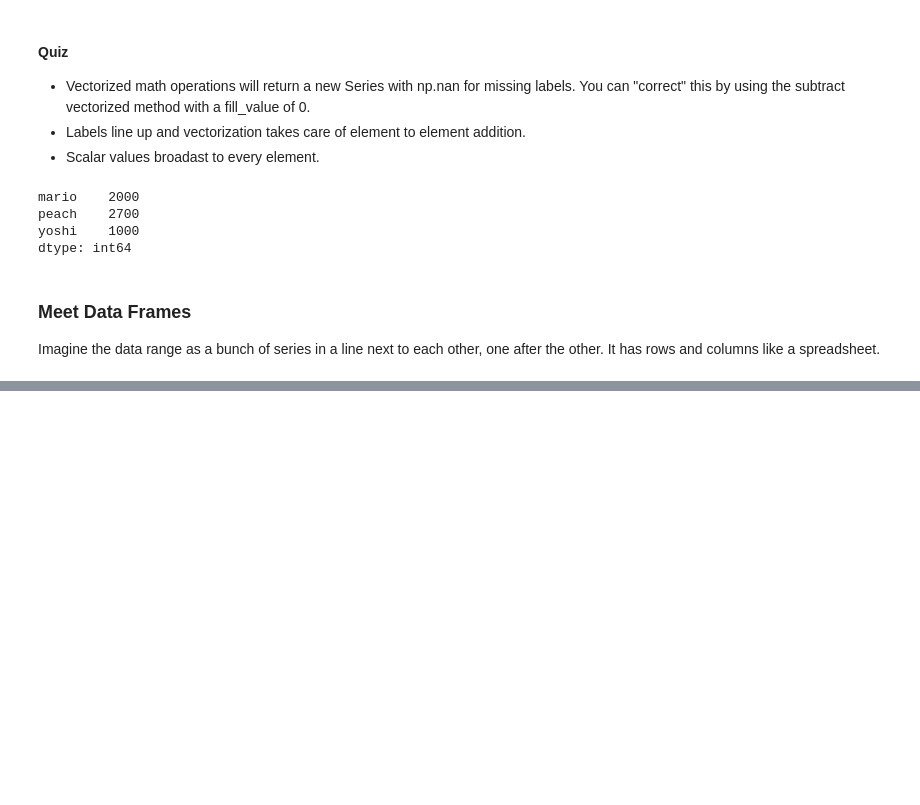
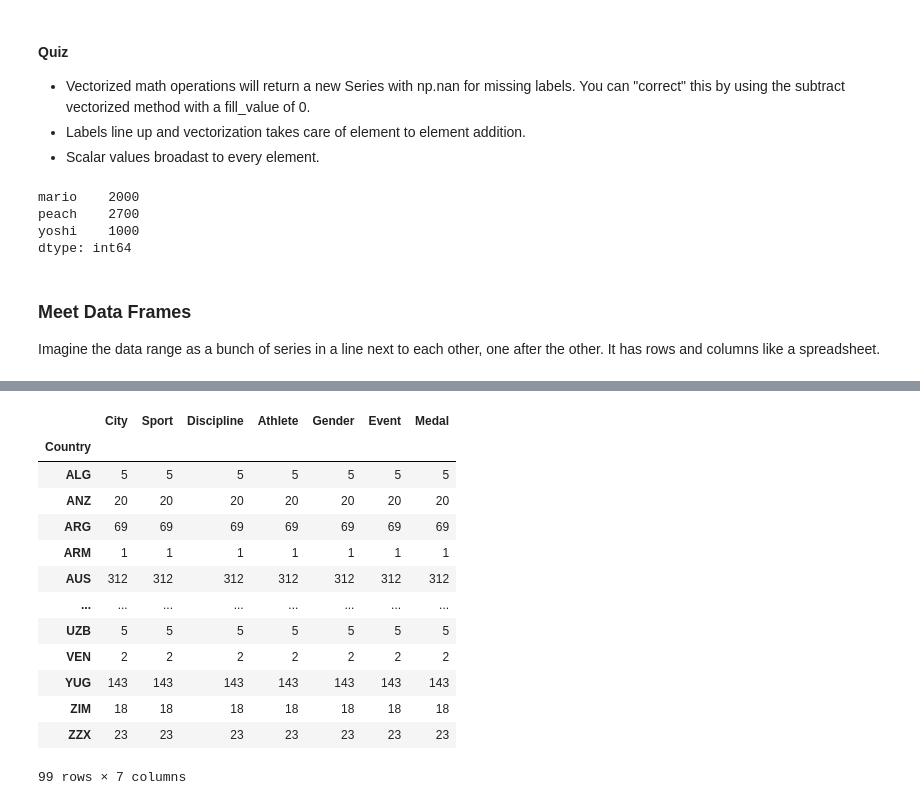
Before and after one commit to robertfg/python-coursework, a Jupyter notebook: Data Libraries/pandas.ipynb, the cells around one changed output, grey strips where cells are left out. Drawn from its saved outputs; the diff is of its cells as text; code cells hidden in the pictures; blank space fills up the shorter version.

```diff
--- a/Data Libraries/pandas.ipynb
+++ b/Data Libraries/pandas.ipynb
@@ -174,0 +675,3 @@ Imagine the data range as a bunch of series in a line next to each other, one af
+# %%
+gold_winners = summer_games[summer_games.Medal == 'Gold']
+gold_winners.head(3)
@@ -174,0 +727,18 @@ Imagine the data range as a bunch of series in a line next to each other, one af
+# %%
+# Returns a matrix
+gold_winners.groupby('Country').count()
+# %% [output]
+|  | City | Sport | Discipline | Athlete | Gender | Event | Medal |
+| Country |  |  |  |  |  |  |  |
+| ALG | 5 | 5 | 5 | 5 | 5 | 5 | 5 |
+| ANZ | 20 | 20 | 20 | 20 | 20 | 20 | 20 |
+| ARG | 69 | 69 | 69 | 69 | 69 | 69 | 69 |
+| ARM | 1 | 1 | 1 | 1 | 1 | 1 | 1 |
+| AUS | 312 | 312 | 312 | 312 | 312 | 312 | 312 |
+| ... | ... | ... | ... | ... | ... | ... | ... |
+| UZB | 5 | 5 | 5 | 5 | 5 | 5 | 5 |
+| VEN | 2 | 2 | 2 | 2 | 2 | 2 | 2 |
+| YUG | 143 | 143 | 143 | 143 | 143 | 143 | 143 |
+| ZIM | 18 | 18 | 18 | 18 | 18 | 18 | 18 |
+| ZZX | 23 | 23 | 23 | 23 | 23 | 23 | 23 |
+99 rows × 7 columns
```
Also changed, not shown: parts of 61 cells of this notebook, 6 other files.
